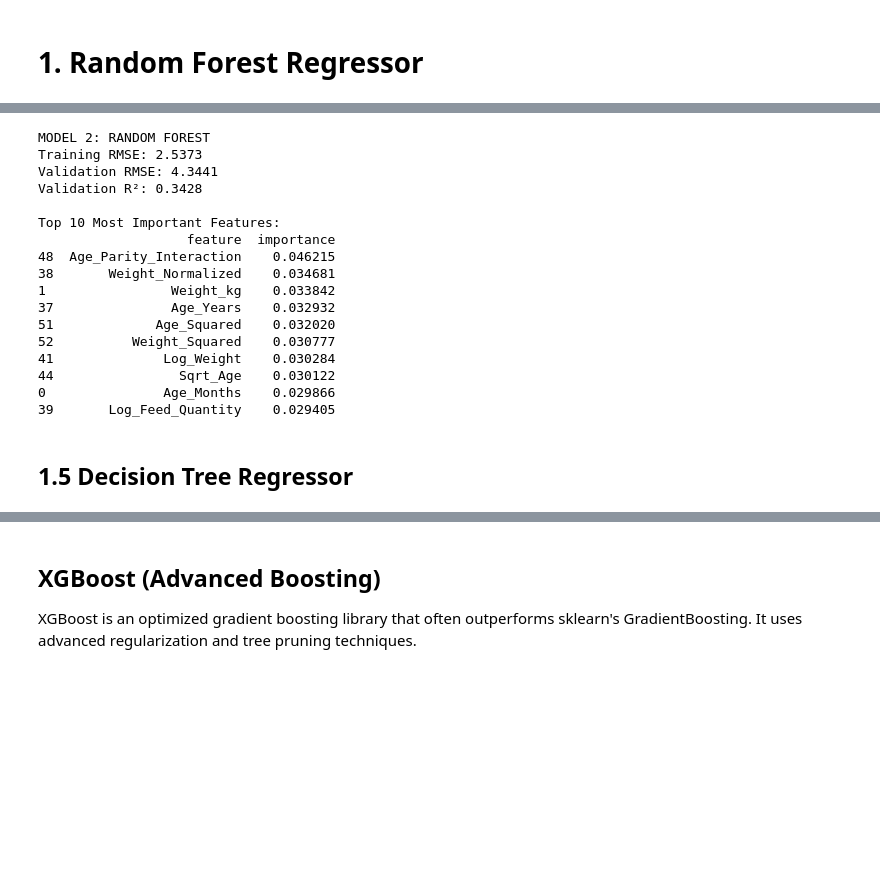
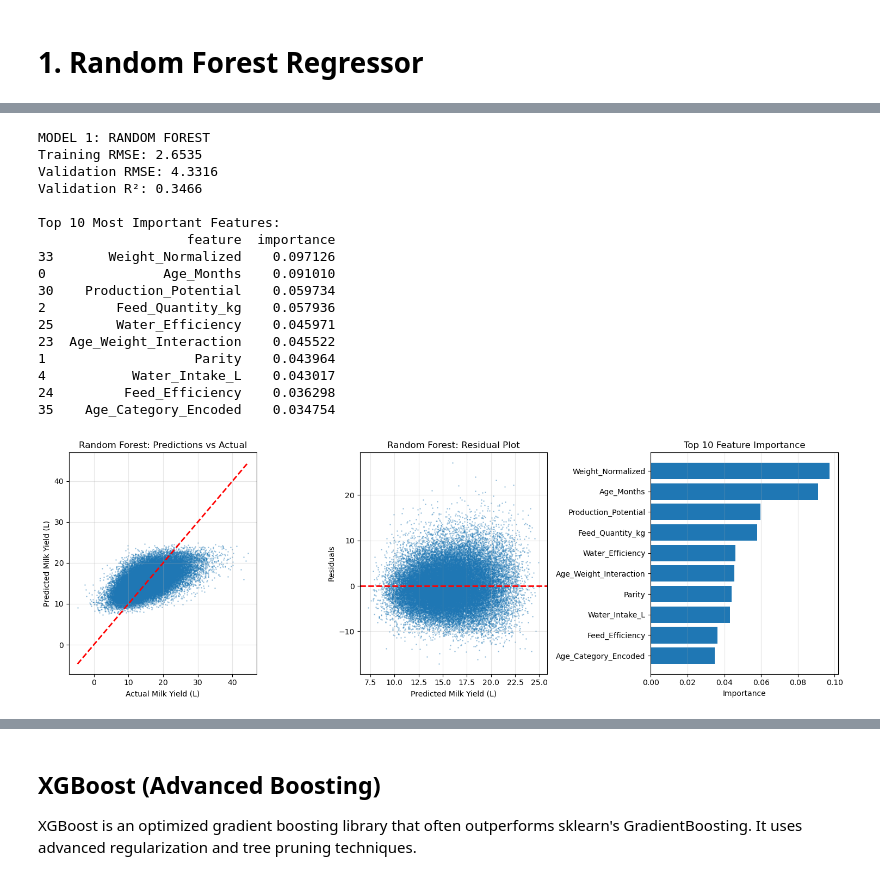
Before and after one commit to CarlosOlvera05/ML-Project-Cow-Milk, a Jupyter notebook: MLProject.ipynb, the cells around one changed output, grey strips where cells are left out. Drawn from its saved outputs; the diff is of its cells as text; code cells hidden in the pictures; blank space fills up the shorter version.

```diff
--- a/MLProject.ipynb
+++ b/MLProject.ipynb
@@ -1080,11 +867,8 @@ Validation R²: 0.3602
 # %%
-# ============================================
-# MODEL 2: RANDOM FOREST
-# ============================================
 
 from sklearn.ensemble import RandomForestRegressor
 
-print("MODEL 2: RANDOM FOREST")
+print("MODEL 1: RANDOM FOREST")
 
 # Train Random Forest
 rf_model = RandomForestRegressor(
@@ -1095,48 +879,80 @@ rf_model = RandomForestRegressor(
     max_features='sqrt',   # Use sqrt features for better generalization
     random_state=42,
     n_jobs=-1
 )
 
 rf_model.fit(X_train, y_train)
 
 # Predictions
 y_train_pred_rf = rf_model.predict(X_train)
 y_val_pred_rf = rf_model.predict(X_val)
 
 # Calculate RMSE
 train_rmse_rf = np.sqrt(mean_squared_error(y_train, y_train_pred_rf))
 val_rmse_rf = np.sqrt(mean_squared_error(y_val, y_val_pred_rf))
 val_r2_rf = r2_score(y_val, y_val_pred_rf)
 
 print(f"Training RMSE: {train_rmse_rf:.4f}")
 print(f"Validation RMSE: {val_rmse_rf:.4f}")
 print(f"Validation R²: {val_r2_rf:.4f}")
 
-# Feature importance
+# Feature importance (use X_train.columns since model was trained on X_train after feature selection)
 feature_importance = pd.DataFrame({
-    'feature': X.columns,
+    'feature': X_train.columns,
     'importance': rf_model.feature_importances_
 }).sort_values('importance', ascending=False)
 
 print("\nTop 10 Most Important Features:")
 print(feature_importance.head(10))
+
+# Visualizations
+fig, axes = plt.subplots(1, 3, figsize=(15, 5))
+
+# Scatter plot: Predictions vs Actual
+axes[0].scatter(y_val, y_val_pred_rf, alpha=0.3, s=1)
+axes[0].plot([y_val.min(), y_val.max()], [y_val.min(), y_val.max()], 'r--', lw=2)
+axes[0].set_xlabel('Actual Milk Yield (L)')
+axes[0].set_ylabel('Predicted Milk Yield (L)')
+axes[0].set_title('Random Forest: Predictions vs Actual')
+axes[0].grid(True, alpha=0.3)
+
+# Residual plot
+residuals = y_val - y_val_pred_rf
+axes[1].scatter(y_val_pred_rf, residuals, alpha=0.3, s=1)
+axes[1].axhline(y=0, color='r', linestyle='--', lw=2)
+axes[1].set_xlabel('Predicted Milk Yield (L)')
+axes[1].set_ylabel('Residuals')
+axes[1].set_title('Random Forest: Residual Plot')
+axes[1].grid(True, alpha=0.3)
+
+# Top 10 Feature Importance
+top_features = feature_importance.head(10)
+axes[2].barh(range(len(top_features)), top_features['importance'].values)
+axes[2].set_yticks(range(len(top_features)))
+axes[2].set_yticklabels(top_features['feature'].values)
+axes[2].set_xlabel('Importance')
+axes[2].set_title('Top 10 Feature Importance')
+axes[2].invert_yaxis()
+axes[2].grid(True, alpha=0.3, axis='x')
+
+plt.tight_layout()
+plt.show()
 # %% [output]
-MODEL 2: RANDOM FOREST
-Training RMSE: 2.5373
-Validation RMSE: 4.3441
-Validation R²: 0.3428
+MODEL 1: RANDOM FOREST
+Training RMSE: 2.6535
+Validation RMSE: 4.3316
+Validation R²: 0.3466
 
 Top 10 Most Important Features:
                    feature  importance
-48  Age_Parity_Interaction    0.046215
-38       Weight_Normalized    0.034681
-1                Weight_kg    0.033842
-37               Age_Years    0.032932
-51             Age_Squared    0.032020
-52          Weight_Squared    0.030777
-41              Log_Weight    0.030284
-44                Sqrt_Age    0.030122
-0               Age_Months    0.029866
-39       Log_Feed_Quantity    0.029405
+33       Weight_Normalized    0.097126
+0               Age_Months    0.091010
+30    Production_Potential    0.059734
+2         Feed_Quantity_kg    0.057936
+25        Water_Efficiency    0.045971
+23  Age_Weight_Interaction    0.045522
+1                   Parity    0.043964
+4           Water_Intake_L    0.043017
+24         Feed_Efficiency    0.036298
+35    Age_Category_Encoded    0.034754
+[figure, added]
-# %% [markdown]
-## 1.5 Decision Tree Regressor
```
Also changed, not shown: parts of 89 cells of this notebook.
